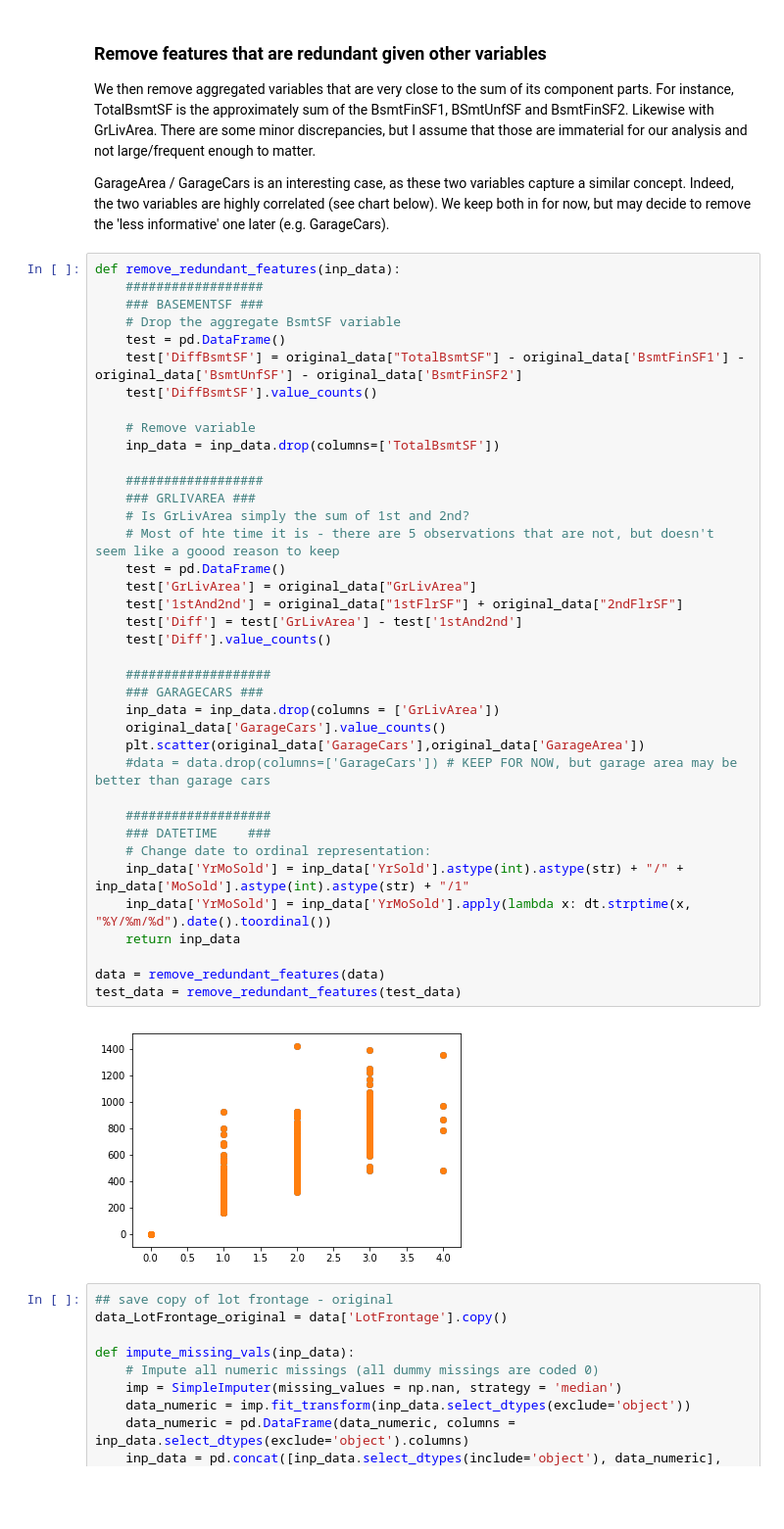
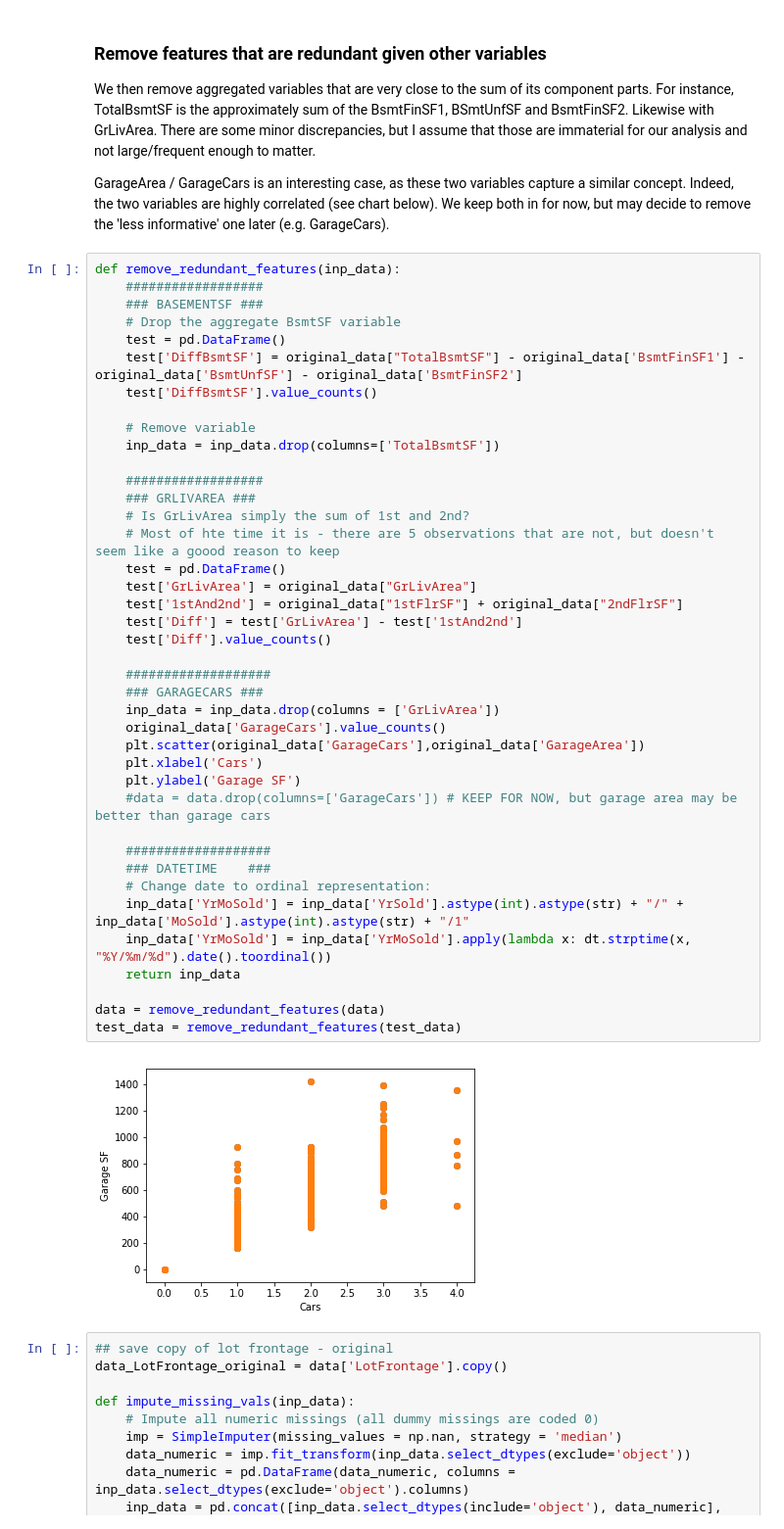
Before and after one commit to emrapport/w207_final_proj, a Jupyter notebook: Working Final Notebook_FeatureEngs.ipynb, the cells around one changed output. Shown at 98% size. Cells and saved outputs as stored; diff of their text form; blank space fills up the shorter version.

```diff
--- a/Working Final Notebook_FeatureEngs.ipynb
+++ b/Working Final Notebook_FeatureEngs.ipynb
@@ -131,34 +128,36 @@ def remove_redundant_features(inp_data):
     # Remove variable
     inp_data = inp_data.drop(columns=['TotalBsmtSF'])
 
     ##################
     ### GRLIVAREA ###
     # Is GrLivArea simply the sum of 1st and 2nd?
     # Most of hte time it is - there are 5 observations that are not, but doesn't seem like a goood reason to keep
     test = pd.DataFrame()
     test['GrLivArea'] = original_data["GrLivArea"]
     test['1stAnd2nd'] = original_data["1stFlrSF"] + original_data["2ndFlrSF"]
     test['Diff'] = test['GrLivArea'] - test['1stAnd2nd']
     test['Diff'].value_counts()
 
     ###################
     ### GARAGECARS ###
     inp_data = inp_data.drop(columns = ['GrLivArea'])
     original_data['GarageCars'].value_counts()
     plt.scatter(original_data['GarageCars'],original_data['GarageArea'])
+    plt.xlabel('Cars')
+    plt.ylabel('Garage SF')
     #data = data.drop(columns=['GarageCars']) # KEEP FOR NOW, but garage area may be better than garage cars
 
     ###################
     ### DATETIME    ###
     # Change date to ordinal representation:
     inp_data['YrMoSold'] = inp_data['YrSold'].astype(int).astype(str) + "/" + inp_data['MoSold'].astype(int).astype(str) + "/1"
     inp_data['YrMoSold'] = inp_data['YrMoSold'].apply(lambda x: dt.strptime(x, "%Y/%m/%d").date().toordinal())
     return inp_data
 
 data = remove_redundant_features(data)
 test_data = remove_redundant_features(test_data)
 # %% [output]
-[figure, old version]
+[figure, new version]
 # %%
 ## save copy of lot frontage - original
 data_LotFrontage_original = data['LotFrontage'].copy()
```
Also changed, not shown: parts of 5 cells of this notebook, 6 other files.
